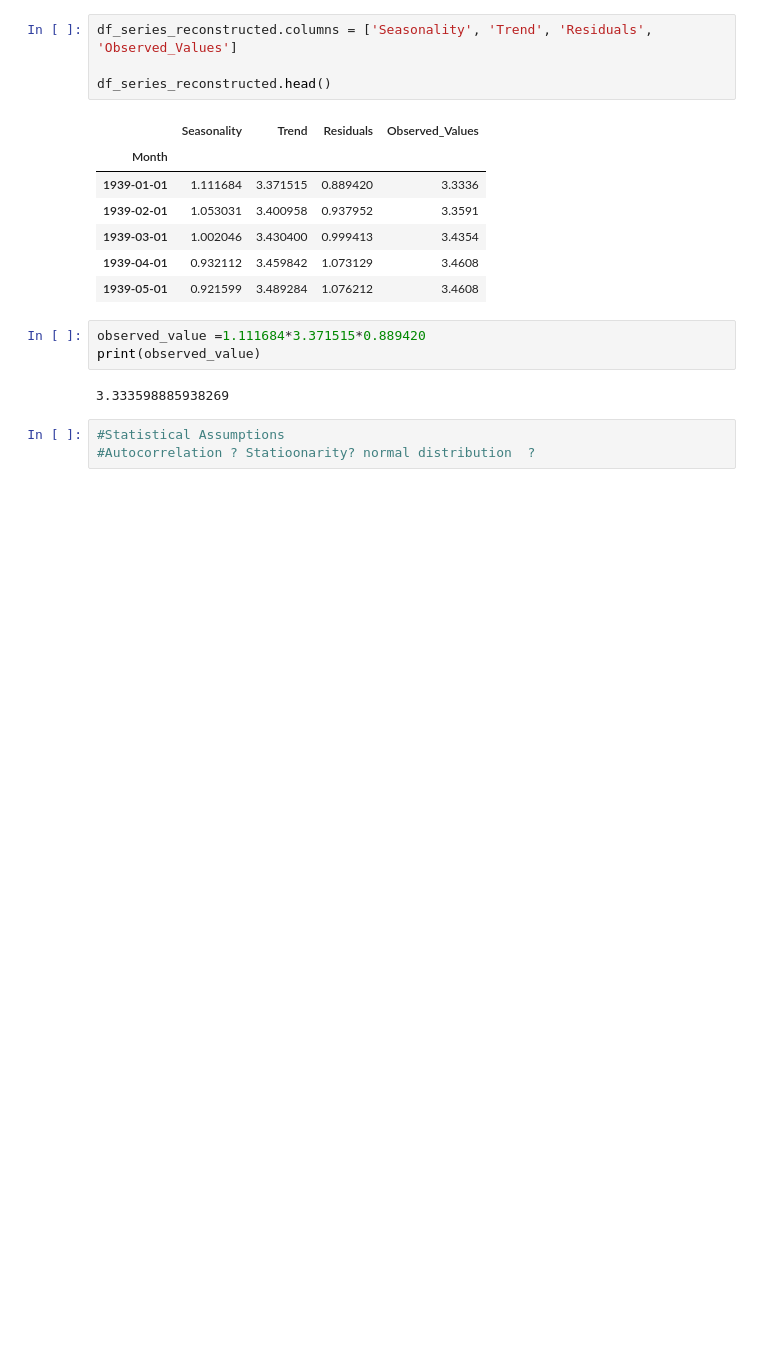
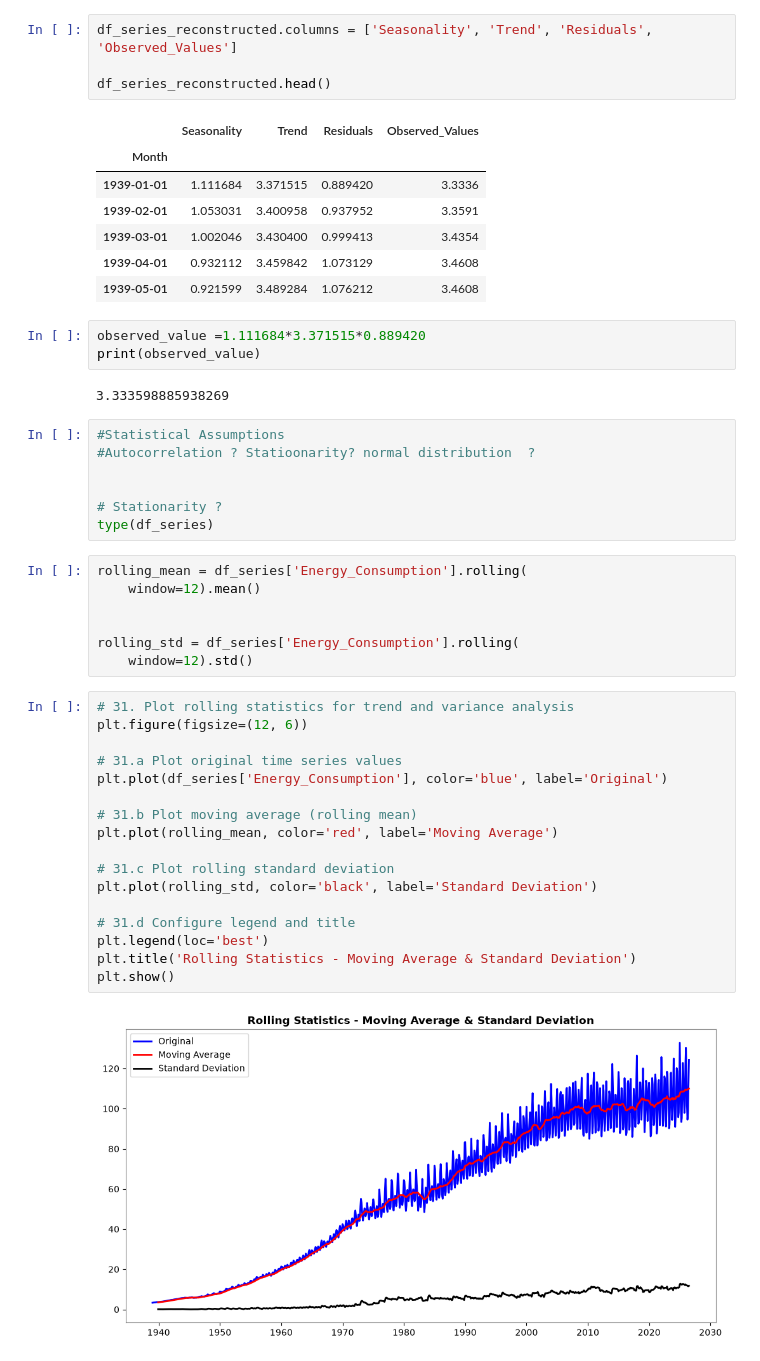
Before and after one commit to Kirfea/energy-consumption-forecasting, a Jupyter notebook: Energy_Consumption_Forecasting.ipynb, the cells around one changed output. Cells and saved outputs as stored; diff of their text form; blank space fills up the shorter version.

```diff
--- a/Energy_Consumption_Forecasting.ipynb
+++ b/Energy_Consumption_Forecasting.ipynb
@@ -318,3 +318,33 @@ print(observed_value)
 # %%
 #Statistical Assumptions
 #Autocorrelation ? Statioonarity? normal distribution  ?
+
+
+# Stationarity ?
+type(df_series)
+# %%
+rolling_mean = df_series['Energy_Consumption'].rolling(
+    window=12).mean()
+
+
+rolling_std = df_series['Energy_Consumption'].rolling(
+    window=12).std()
+# %%
+# 31. Plot rolling statistics for trend and variance analysis
+plt.figure(figsize=(12, 6))
+
+# 31.a Plot original time series values
+plt.plot(df_series['Energy_Consumption'], color='blue', label='Original')
+
+# 31.b Plot moving average (rolling mean)
+plt.plot(rolling_mean, color='red', label='Moving Average')
+
+# 31.c Plot rolling standard deviation
+plt.plot(rolling_std, color='black', label='Standard Deviation')
+
+# 31.d Configure legend and title
+plt.legend(loc='best')
+plt.title('Rolling Statistics - Moving Average & Standard Deviation')
+plt.show()
+# %% [output]
+[figure, added]
```
Also changed, not shown: parts of 5 cells of this notebook.
